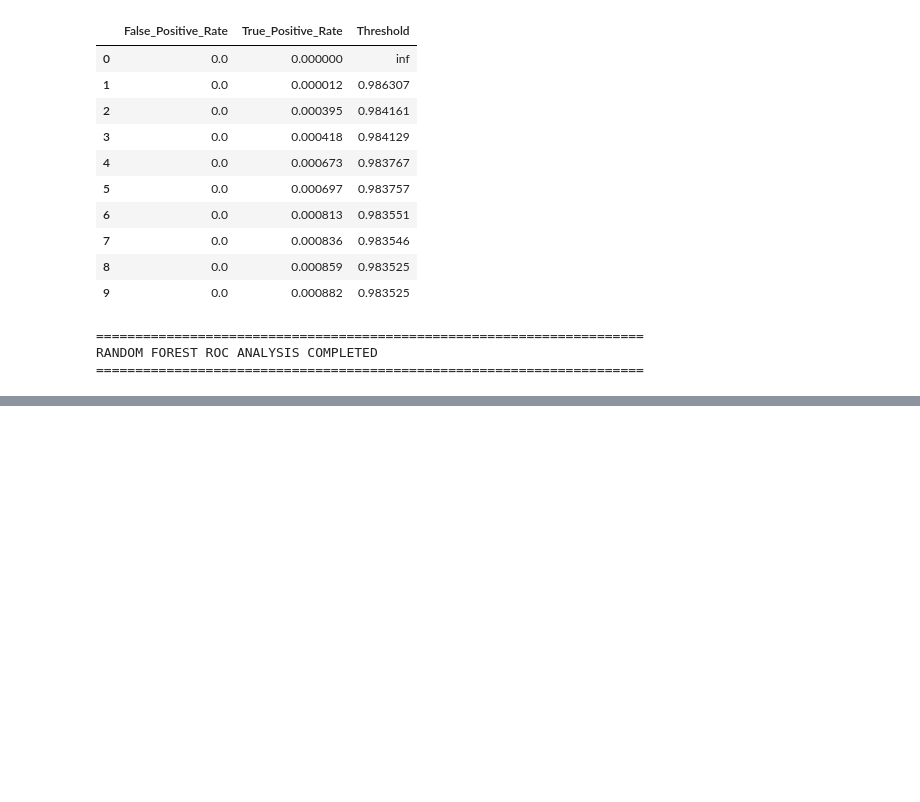
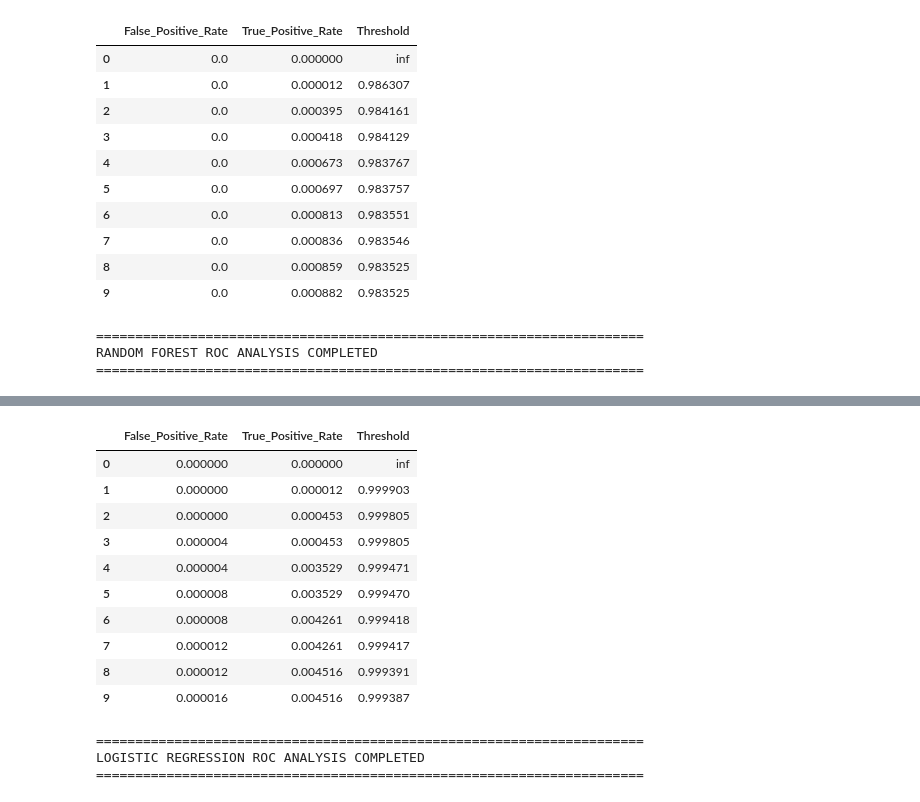
Before and after one commit to arnavon2005/Army_Provost_ML_Project, a Jupyter notebook: 05_Machine_Learning_Modeling.ipynb, the cells around one changed output, grey strips where cells are left out. Saved outputs shown, nothing was run; the diff lists cells and outputs as text; code cells hidden in the pictures; blank space fills up the shorter version.

Commit message:
Complete ROC analysis and validate model probability outputs

```diff
--- a/05_Machine_Learning_Modeling.ipynb
+++ b/05_Machine_Learning_Modeling.ipynb
@@ -3087,0 +3492,61 @@ RANDOM FOREST ROC ANALYSIS COMPLETED
+# %%
+# ============================================================
+# Logistic Regression ROC-AUC Analysis
+# ============================================================
+
+from sklearn.metrics import roc_curve, roc_auc_score
+import pandas as pd
+import os
+
+print("=" * 70)
+print("LOGISTIC REGRESSION ROC-AUC ANALYSIS")
+print("=" * 70)
+
+# Calculate ROC curve
+lr_fpr, lr_tpr, lr_thresholds = roc_curve(
+    y_test,
+    lr_y_proba
+)
+
+# Calculate ROC-AUC
+lr_roc_auc = roc_auc_score(
+    y_test,
+    lr_y_proba
+)
+
+print(f"ROC-AUC: {lr_roc_auc:.4f}")
+print(f"Number of ROC points: {len(lr_fpr):,}")
+
+# ------------------------------------------------------------
+# Save ROC data
+# ------------------------------------------------------------
+
+PROJECT_ROOT = "/content/drive/MyDrive/Army_Provost_ML_Project"
+OUTPUTS_PATH = os.path.join(PROJECT_ROOT, "Outputs")
+
+lr_roc_data = pd.DataFrame({
+    "False_Positive_Rate": lr_fpr,
+    "True_Positive_Rate": lr_tpr,
+    "Threshold": lr_thresholds
+})
+
+lr_roc_output_path = os.path.join(
+    OUTPUTS_PATH,
+    "Logistic_Regression_ROC_Data.csv"
+)
+
+lr_roc_data.to_csv(
+    lr_roc_output_path,
+    index=False
+)
+
+print("\nROC data saved successfully:")
+print(lr_roc_output_path)
+
+print("\nFirst 10 ROC points:")
+display(lr_roc_data.head(10))
+
+print("=" * 70)
+print("LOGISTIC REGRESSION ROC ANALYSIS COMPLETED")
+print("=" * 70)
+# %% [output]
@@ -3087,0 +3563,14 @@ RANDOM FOREST ROC ANALYSIS COMPLETED
+|  | False_Positive_Rate | True_Positive_Rate | Threshold |
+| 0 | 0.000000 | 0.000000 | inf |
+| 1 | 0.000000 | 0.000012 | 0.999903 |
+| 2 | 0.000000 | 0.000453 | 0.999805 |
+| 3 | 0.000004 | 0.000453 | 0.999805 |
+| 4 | 0.000004 | 0.003529 | 0.999471 |
+| 5 | 0.000008 | 0.003529 | 0.999470 |
+| 6 | 0.000008 | 0.004261 | 0.999418 |
+| 7 | 0.000012 | 0.004261 | 0.999417 |
+| 8 | 0.000012 | 0.004516 | 0.999391 |
+| 9 | 0.000016 | 0.004516 | 0.999387 |
+======================================================================
+LOGISTIC REGRESSION ROC ANALYSIS COMPLETED
+======================================================================
```
Also changed, not shown: parts of 10 cells of this notebook.
